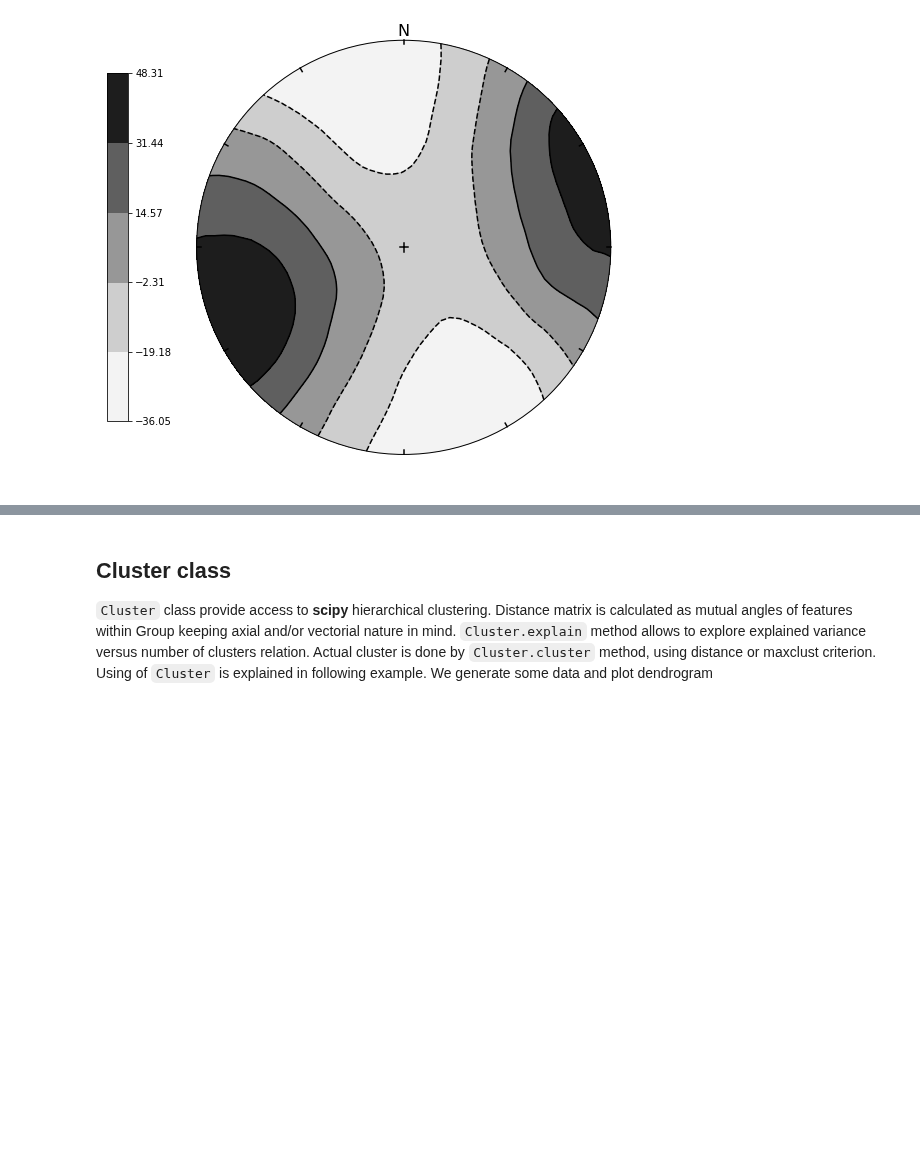
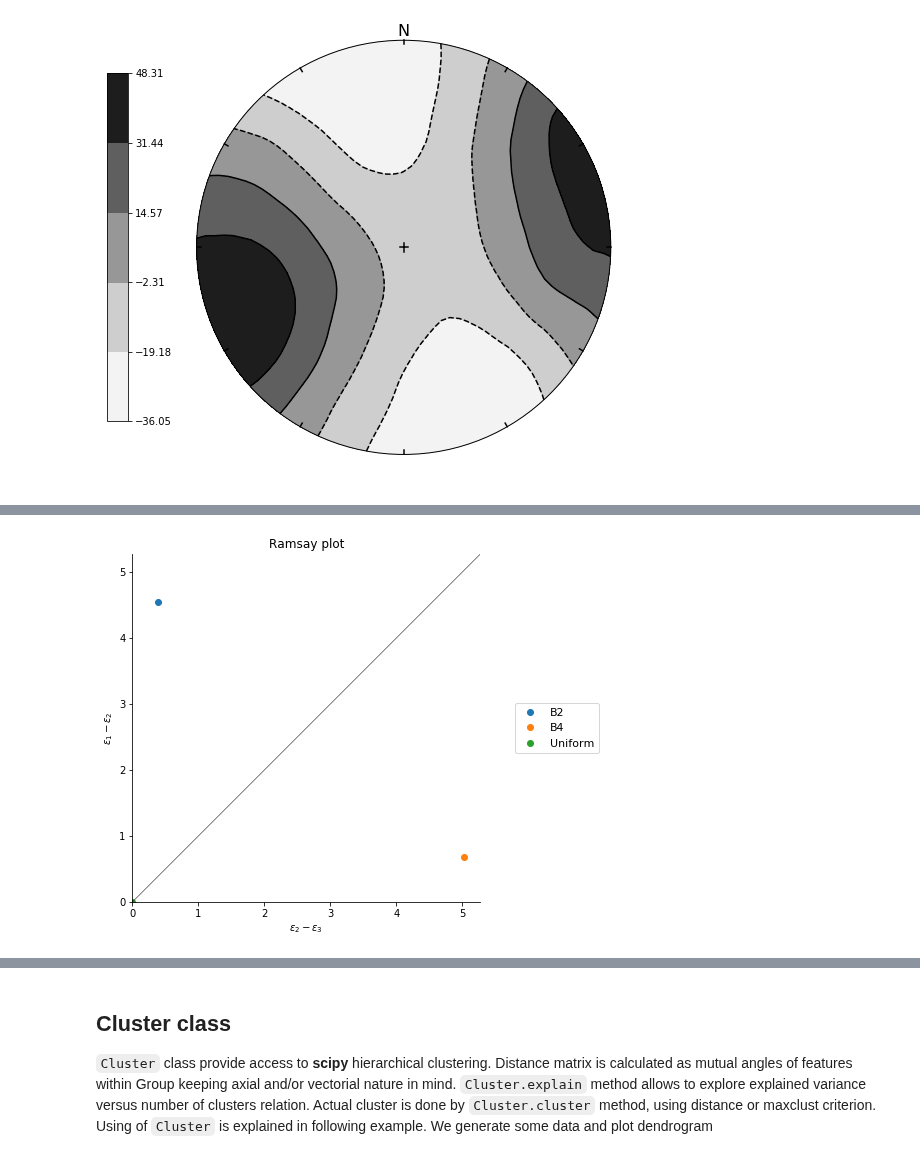
Before and after one commit to ondrolexa/apsg, a Jupyter notebook: examples/apsg_tutorial.ipynb, the cells around one changed output, grey strips where cells are left out. Saved outputs shown, nothing was run; the diff lists cells and outputs as text; code cells hidden in the pictures; blank space fills up the shorter version.

```diff
--- a/examples/apsg_tutorial.ipynb
+++ b/examples/apsg_tutorial.ipynb
@@ -402,0 +445,4 @@ FabricPlot(g1, g2, g3);
+# %%
+RamsayPlot(g1, g2, g3);
+# %% [output]
+[figure, added]
```
Also changed, not shown: parts of 30 cells of this notebook, 9 other files.
